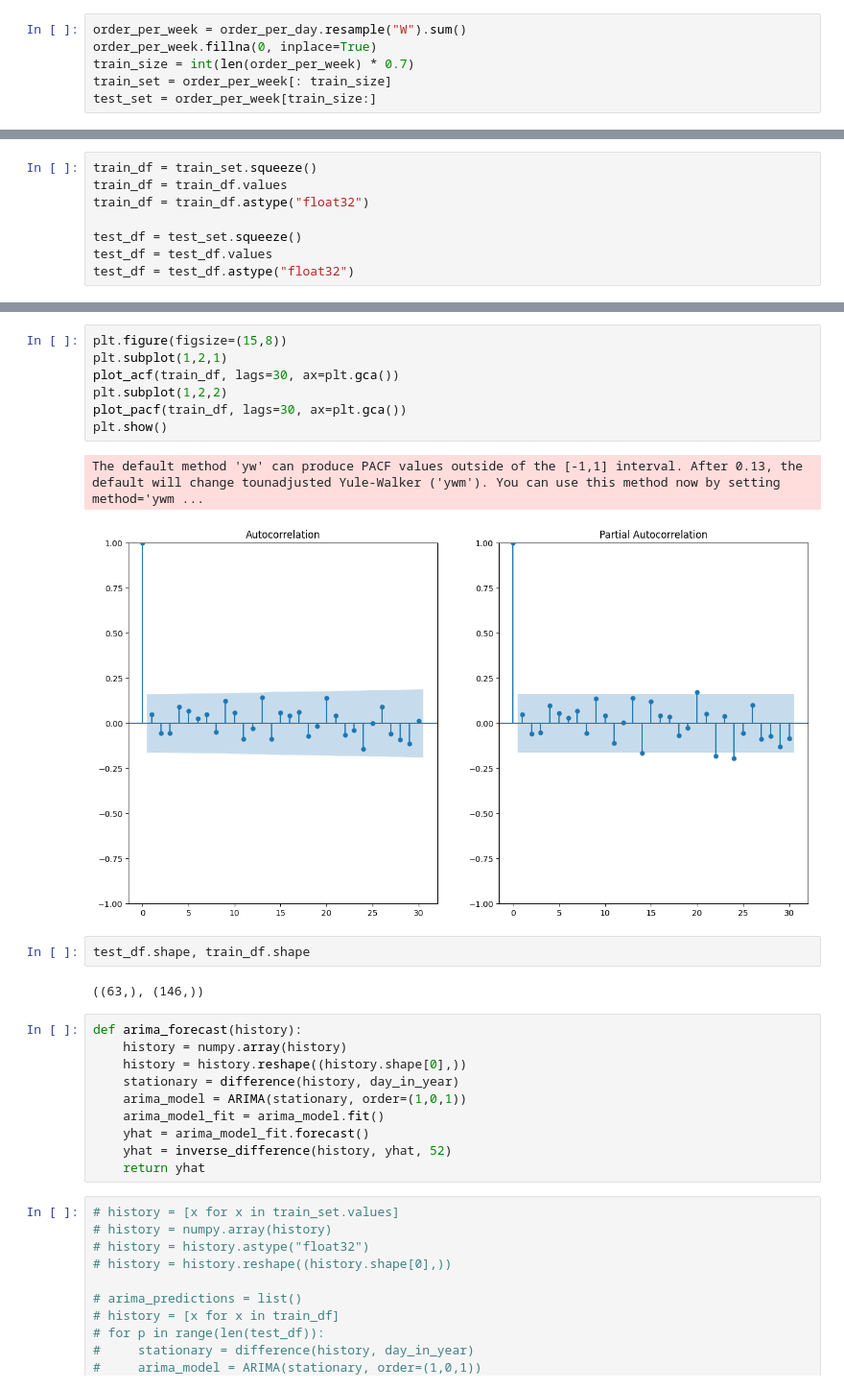
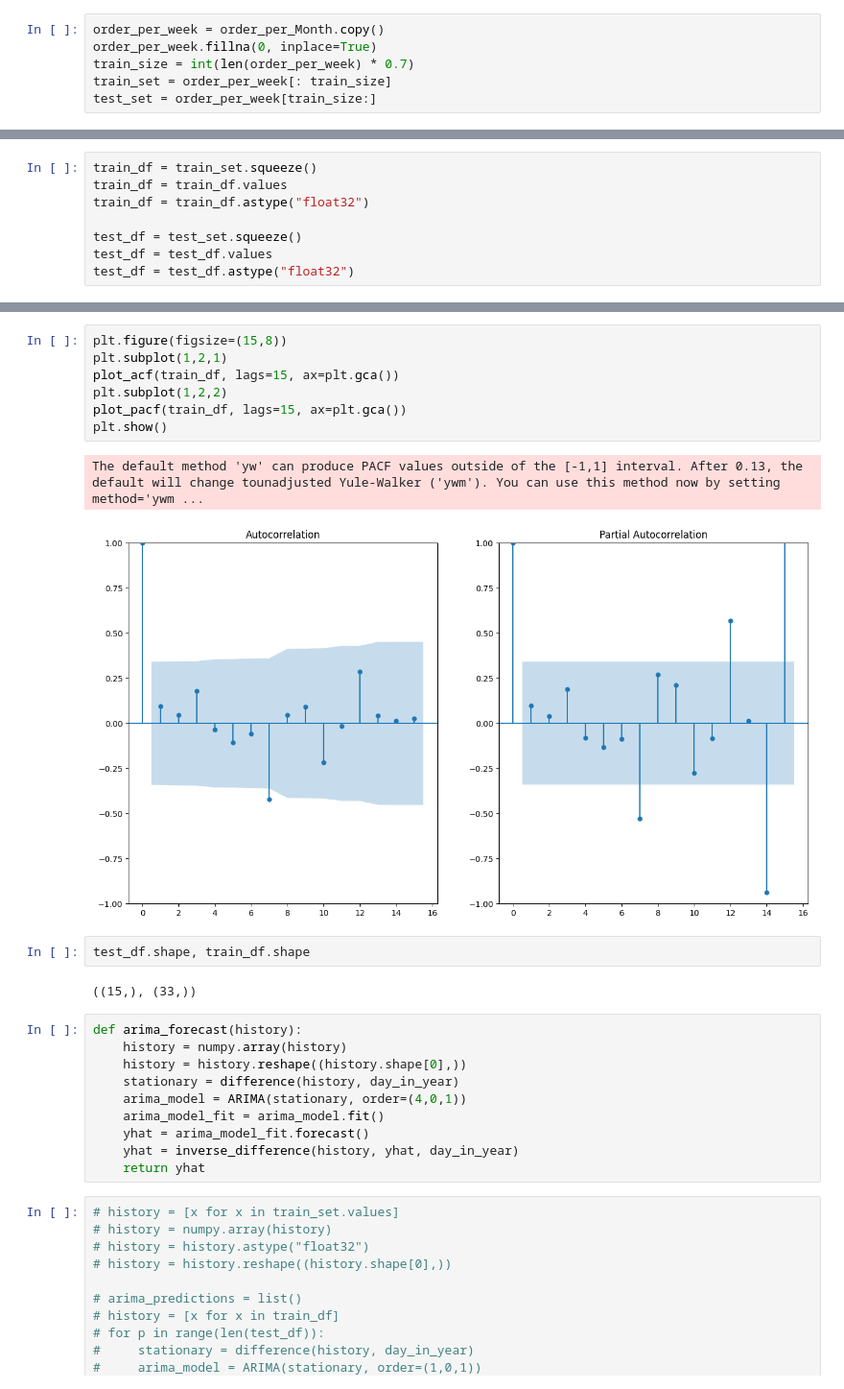
Before and after one commit to Viynne/Superstore-SAles-Forecast, a Jupyter notebook: superstore_sales_EDA.ipynb, the cells around one changed output, grey strips where cells are left out. Shown at 96% size. Drawn from its saved outputs; the diff is of its cells as text.

```diff
--- a/superstore_sales_EDA.ipynb
+++ b/superstore_sales_EDA.ipynb
@@ -216,7 +225,7 @@ fig.show()
 # %% [markdown]
 ### Model Development
 # %%
-order_per_week = order_per_day.resample("W").sum()
+order_per_week = order_per_Month.copy()
 order_per_week.fillna(0, inplace=True)
 train_size = int(len(order_per_week) * 0.7)
 train_set = order_per_week[: train_size]
@@ -372,26 +364,26 @@ Critical Values:
 # %%
 plt.figure(figsize=(15,8))
 plt.subplot(1,2,1)
-plot_acf(train_df, lags=30, ax=plt.gca())
+plot_acf(train_df, lags=15, ax=plt.gca())
 plt.subplot(1,2,2)
-plot_pacf(train_df, lags=30, ax=plt.gca())
+plot_pacf(train_df, lags=15, ax=plt.gca())
 plt.show()
 # %% [output]
 The default method 'yw' can produce PACF values outside of the [-1,1] interval. After 0.13, the default will change tounadjusted Yule-Walker ('ywm'). You can use this method now by setting method='ywm ...
-[figure, old version]
+[figure, new version]
 # %%
 test_df.shape, train_df.shape
 # %% [output]
-((63,), (146,))
+((15,), (33,))
 # %%
 def arima_forecast(history):
     history = numpy.array(history)
     history = history.reshape((history.shape[0],))
     stationary = difference(history, day_in_year)
-    arima_model = ARIMA(stationary, order=(1,0,1))
+    arima_model = ARIMA(stationary, order=(4,0,1))
     arima_model_fit = arima_model.fit()
     yhat = arima_model_fit.forecast()
-    yhat = inverse_difference(history, yhat, 52)
+    yhat = inverse_difference(history, yhat, day_in_year)
     return yhat
 # %%
 # history = [x for x in train_set.values]
```
Also changed, not shown: parts of 42 cells of this notebook.
